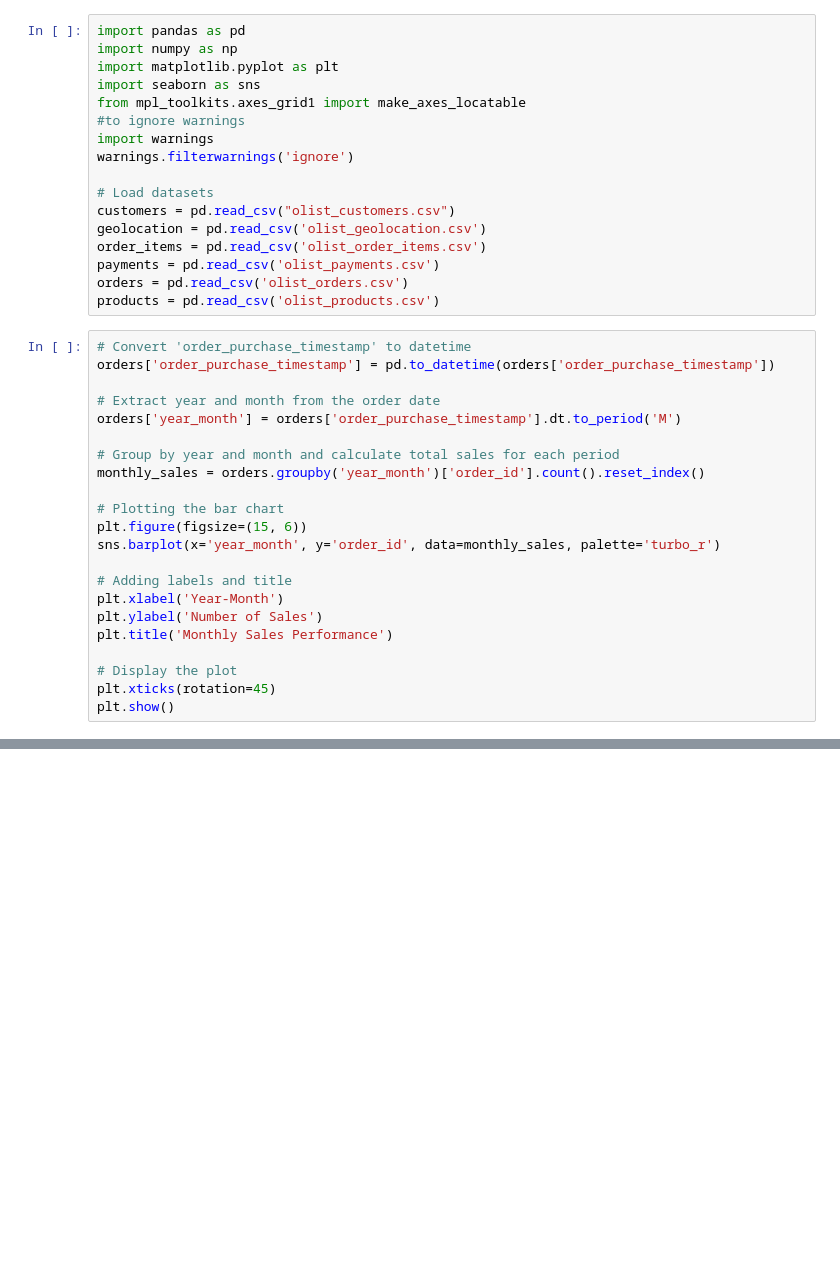
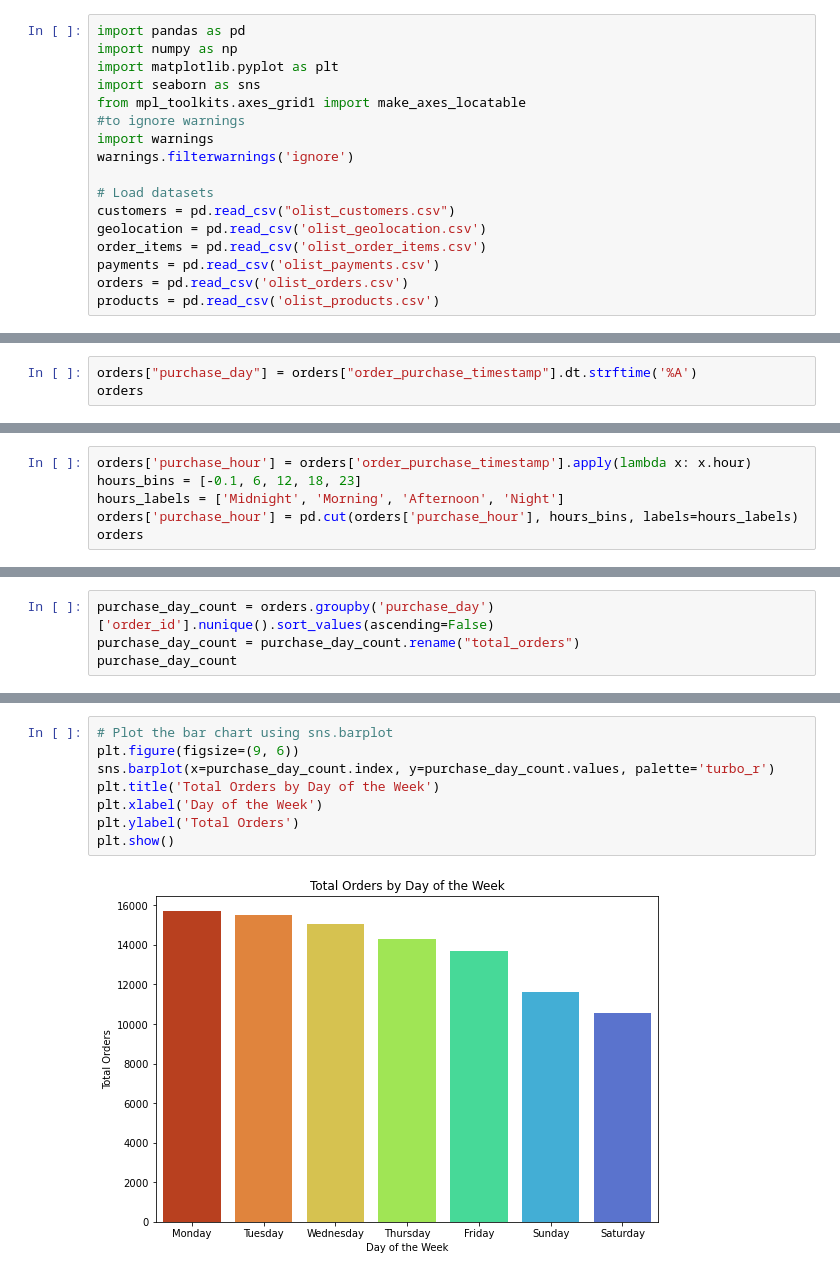
Before and after one commit to yjia28tan/Big-Data-Programming-Project, a Jupyter notebook: Code&Dataset/cleaned dataset/Sales Performance.ipynb, the cells around one changed output, grey strips where cells are left out. Drawn from its saved outputs; the diff is of its cells as text; blank space fills up the shorter version.

```diff
--- a/Code&Dataset/cleaned dataset/Sales Performance.ipynb
+++ b/Code&Dataset/cleaned dataset/Sales Performance.ipynb
@@ -15,25 +15,3 @@ order_items = pd.read_csv('olist_order_items.csv')
 payments = pd.read_csv('olist_payments.csv')
 orders = pd.read_csv('olist_orders.csv')
 products = pd.read_csv('olist_products.csv')
-# %%
-# Convert 'order_purchase_timestamp' to datetime
-orders['order_purchase_timestamp'] = pd.to_datetime(orders['order_purchase_timestamp'])
-
-# Extract year and month from the order date
-orders['year_month'] = orders['order_purchase_timestamp'].dt.to_period('M')
-
-# Group by year and month and calculate total sales for each period
-monthly_sales = orders.groupby('year_month')['order_id'].count().reset_index()
-
-# Plotting the bar chart
-plt.figure(figsize=(15, 6))
-sns.barplot(x='year_month', y='order_id', data=monthly_sales, palette='turbo_r')
-
-# Adding labels and title
-plt.xlabel('Year-Month')
-plt.ylabel('Number of Sales')
-plt.title('Monthly Sales Performance')
-
-# Display the plot
-plt.xticks(rotation=45)
-plt.show()
@@ -41,0 +35,3 @@ plt.show()
+# %%
+orders["purchase_day"] = orders["order_purchase_timestamp"].dt.strftime('%A')
+orders
@@ -41,0 +52,6 @@ plt.show()
+# %%
+orders['purchase_hour'] = orders['order_purchase_timestamp'].apply(lambda x: x.hour)
+hours_bins = [-0.1, 6, 12, 18, 23]
+hours_labels = ['Midnight', 'Morning', 'Afternoon', 'Night']
+orders['purchase_hour'] = pd.cut(orders['purchase_hour'], hours_bins, labels=hours_labels)
+orders
@@ -41,0 +72,4 @@ plt.show()
+# %%
+purchase_day_count = orders.groupby('purchase_day')['order_id'].nunique().sort_values(ascending=False)
+purchase_day_count = purchase_day_count.rename("total_orders")
+purchase_day_count
@@ -41,0 +86,10 @@ plt.show()
+# %%
+# Plot the bar chart using sns.barplot
+plt.figure(figsize=(9, 6))
+sns.barplot(x=purchase_day_count.index, y=purchase_day_count.values, palette='turbo_r')
+plt.title('Total Orders by Day of the Week')
+plt.xlabel('Day of the Week')
+plt.ylabel('Total Orders')
+plt.show()
+# %% [output]
+[figure, added]
```
Also changed, not shown: parts of 7 cells of this notebook.
